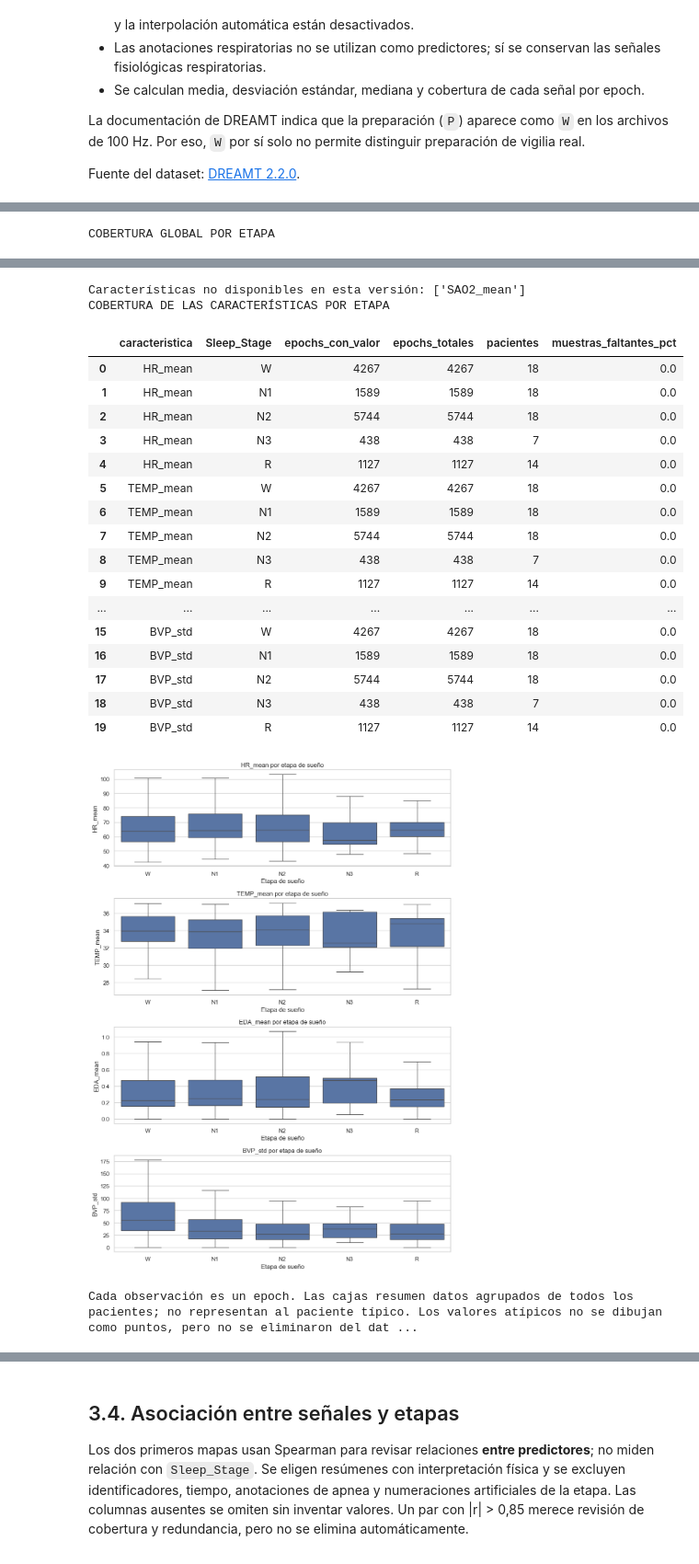
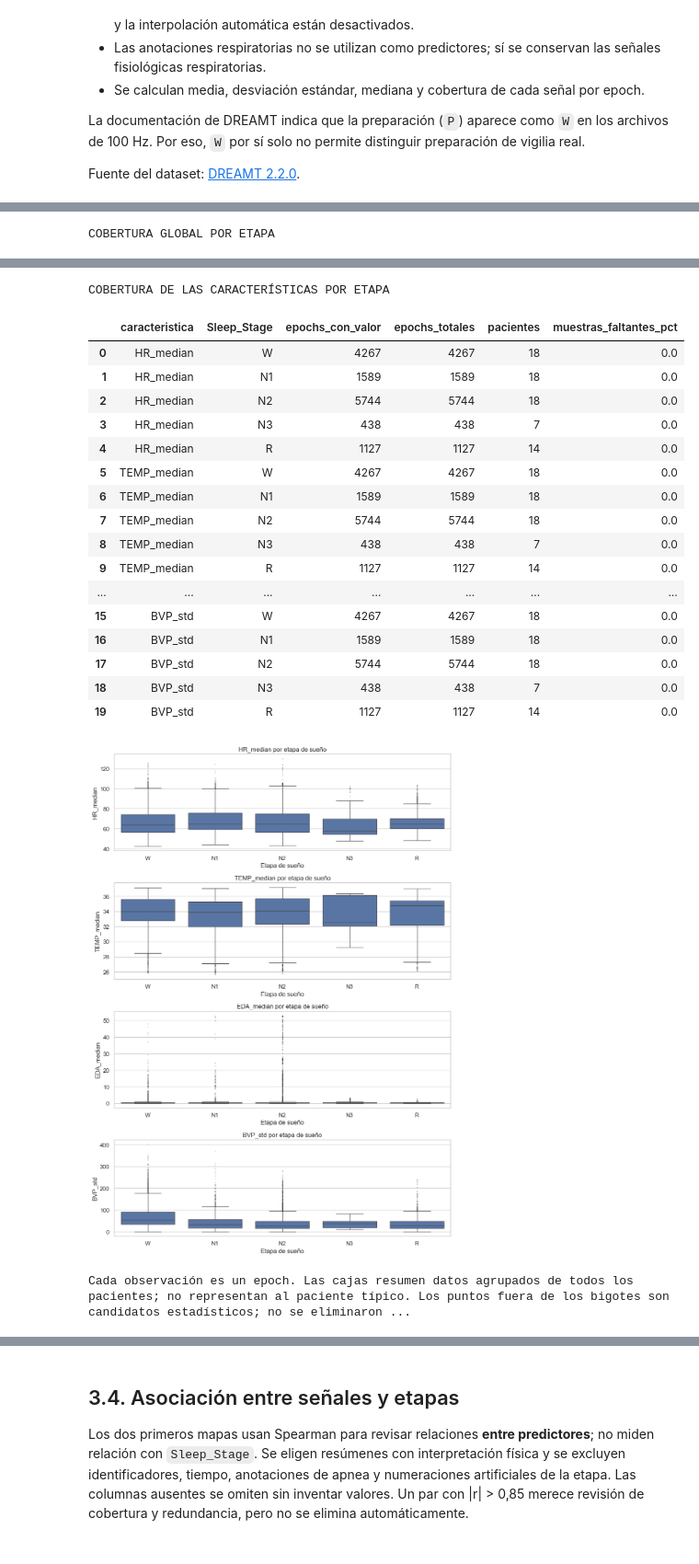
Before and after one commit to Taritto/TPI_CDD_G7, a Jupyter notebook: temporal_version_tp_cdd.ipynb, the cells around one changed output, grey strips where cells are left out. Shown at 92% size. Drawn from its saved outputs; the diff is of its cells as text; code cells hidden in the pictures.

```diff
--- a/temporal_version_tp_cdd.ipynb
+++ b/temporal_version_tp_cdd.ipynb
@@ -464,0 +499,31 @@ No se modificaron etiquetas. Los porcentajes pueden sumar menos de 100 % si exis
+# %%
+# Proporción de etapas válidas por paciente y en los tres registros juntos.
+series_distribucion = [
+    (nombre, frecuencias_etapas[nombre]) for nombre in nombres_eda
+]
+series_distribucion.append((
+    "Conjunto de los tres pacientes",
+    frecuencias_etapas.sum(axis=1),
+))
+
+fig, ejes = plt.subplots(2, 2, figsize=(13, 8), sharey=True)
+for eje, (titulo, conteos) in zip(ejes.flat, series_distribucion):
+    conteos = conteos.reindex(etapas_validas, fill_value=0)
+    total_validas = int(conteos.sum())
+    porcentajes = (
+        conteos / total_validas * 100
+        if total_validas else conteos.astype(float)
+    )
+    barras = eje.bar(etapas_validas, porcentajes, color="steelblue")
+    eje.bar_label(barras, fmt="%.1f%%", padding=3, fontsize=8)
+    eje.set_title(f"{titulo} (muestras válidas: {total_validas:,})")
+    eje.set_xlabel("Sleep_Stage")
+    eje.set_ylabel("Porcentaje de muestras válidas")
+    eje.set_ylim(0, 105)
+
+for eje in list(ejes.flat)[len(series_distribucion):]:
+    eje.axis("off")
+
+fig.suptitle("Distribución de Sleep_Stage: tres pacientes y conjunto")
+plt.tight_layout()
+plt.show()
@@ -2850,7 +3200,7 @@ plt.tight_layout()
 plt.show()
 
 caracteristicas_propuestas = [
-    "HR_mean", "TEMP_mean", "EDA_mean", "BVP_std", "SAO2_mean"
+    "HR_median", "TEMP_median", "EDA_median", "BVP_std"
 ]
 caracteristicas = [
     col for col in caracteristicas_propuestas if col in df_epochs_all.columns
@@ -2902,53 +3252,53 @@ for fila, caracteristica in enumerate(caracteristicas):
         x="Sleep_Stage",
         y=caracteristica,
         order=orden_etapas,
-        showfliers=False,
+        showfliers=True,
+        flierprops={"marker": ".", "markersize": 2, "alpha": 0.35},
         ax=ax,
     )
     ax.set_title(f"{caracteristica} por etapa de sueño")
     ax.set_xlabel("Etapa de sueño")
     ax.set_ylabel(caracteristica)
 
 plt.tight_layout()
 plt.show()
 
 print(
     "Cada observación es un epoch. Las cajas resumen datos agrupados "
     "de todos los pacientes; no representan al paciente típico. "
-    "Los valores atípicos no se dibujan como puntos, pero no se "
-    "eliminaron del dataset. Revisar patrones dudosos por paciente."
+    "Los puntos fuera de los bigotes son candidatos estadísticos; "
+    "no se eliminaron del dataset. Revisar patrones dudosos por paciente."
 )
 # %% [output]
 COBERTURA GLOBAL POR ETAPA
 |  | epochs | porcentaje_epochs | pacientes |
 | Sleep_Stage |  |  |  |
 | W | 4267 | 32.41 | 18 |
 | N1 | 1589 | 12.07 | 18 |
 | N2 | 5744 | 43.63 | 18 |
 | N3 | 438 | 3.33 | 7 |
 | R | 1127 | 8.56 | 14 |
 [figure]
-Características no disponibles en esta versión: ['SAO2_mean']
 COBERTURA DE LAS CARACTERÍSTICAS POR ETAPA
 |  | caracteristica | Sleep_Stage | epochs_con_valor | epochs_totales | pacientes | muestras_faltantes_pct |
-| 0 | HR_mean | W | 4267 | 4267 | 18 | 0.0 |
-| 1 | HR_mean | N1 | 1589 | 1589 | 18 | 0.0 |
-| 2 | HR_mean | N2 | 5744 | 5744 | 18 | 0.0 |
-| 3 | HR_mean | N3 | 438 | 438 | 7 | 0.0 |
-| 4 | HR_mean | R | 1127 | 1127 | 14 | 0.0 |
-| 5 | TEMP_mean | W | 4267 | 4267 | 18 | 0.0 |
-| 6 | TEMP_mean | N1 | 1589 | 1589 | 18 | 0.0 |
-| 7 | TEMP_mean | N2 | 5744 | 5744 | 18 | 0.0 |
-| 8 | TEMP_mean | N3 | 438 | 438 | 7 | 0.0 |
-| 9 | TEMP_mean | R | 1127 | 1127 | 14 | 0.0 |
+| 0 | HR_median | W | 4267 | 4267 | 18 | 0.0 |
+| 1 | HR_median | N1 | 1589 | 1589 | 18 | 0.0 |
+| 2 | HR_median | N2 | 5744 | 5744 | 18 | 0.0 |
+| 3 | HR_median | N3 | 438 | 438 | 7 | 0.0 |
+| 4 | HR_median | R | 1127 | 1127 | 14 | 0.0 |
+| 5 | TEMP_median | W | 4267 | 4267 | 18 | 0.0 |
+| 6 | TEMP_median | N1 | 1589 | 1589 | 18 | 0.0 |
+| 7 | TEMP_median | N2 | 5744 | 5744 | 18 | 0.0 |
+| 8 | TEMP_median | N3 | 438 | 438 | 7 | 0.0 |
+| 9 | TEMP_median | R | 1127 | 1127 | 14 | 0.0 |
 | ... | ... | ... | ... | ... | ... | ... |
 | 15 | BVP_std | W | 4267 | 4267 | 18 | 0.0 |
 | 16 | BVP_std | N1 | 1589 | 1589 | 18 | 0.0 |
 | 17 | BVP_std | N2 | 5744 | 5744 | 18 | 0.0 |
 | 18 | BVP_std | N3 | 438 | 438 | 7 | 0.0 |
 | 19 | BVP_std | R | 1127 | 1127 | 14 | 0.0 |
-[figure, old version]
+[figure, new version]
-Cada observación es un epoch. Las cajas resumen datos agrupados de todos los pacientes; no representan al paciente típico. Los valores atípicos no se dibujan como puntos, pero no se eliminaron del dat ...
+Cada observación es un epoch. Las cajas resumen datos agrupados de todos los pacientes; no representan al paciente típico. Los puntos fuera de los bigotes son candidatos estadísticos; no se eliminaron ...
 # %% [markdown]
 ## 3.3.1. Revisión exploratoria de valores atípicos
 
```
Also changed, not shown: parts of 24 cells of this notebook, 5 other files.
